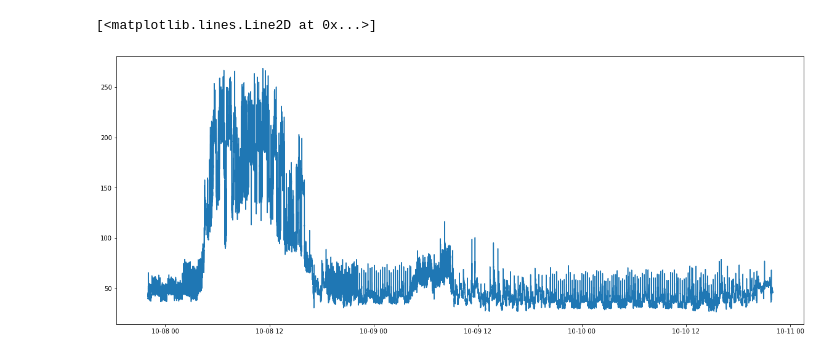
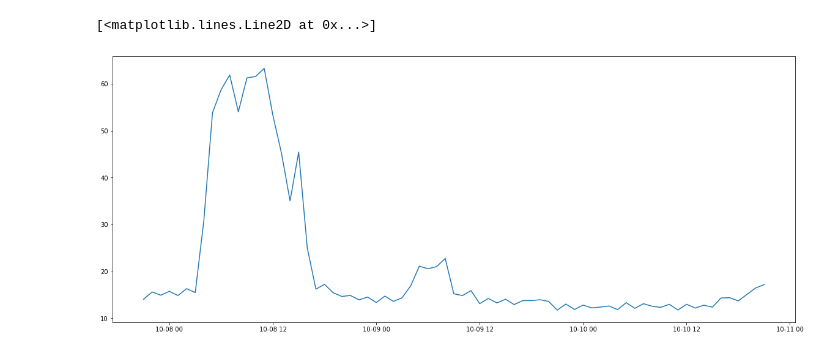
Before and after one commit to GStechschulte/energy-efficiency, a Jupyter notebook: EDA/load_profiles/g_5fe33f53923d596335e69d41.ipynb, the cells around one changed output. Cells and saved outputs as stored; diff of their text form; code cells hidden in the pictures.

```diff
--- a/EDA/load_profiles/g_5fe33f53923d596335e69d41.ipynb
+++ b/EDA/load_profiles/g_5fe33f53923d596335e69d41.ipynb
@@ -50,0 +9,4 @@ Timedelta('2 days 23:59:59.791000')
+# %%
+df_hr = query_table(table='g_5fe33f53923d596335e69d41_1H')
+df_1T = query_table(table='g_5fe33f53923d596335e69d41_1T')
+df_5T = query_table(table='g_5fe33f53923d596335e69d41_5T')
@@ -51,6 +47,6 @@ Timedelta('2 days 23:59:59.791000')
 # %%
 plt.figure(figsize=(20, 8))
-plt.plot(kw.index, kw.kw)
+plt.plot(df_hr.index, df_hr.kw)
 # %% [output]
 [<matplotlib.lines.Line2D at 0x...>]
-[figure, old version]
+[figure, new version]
```
Also changed, not shown: parts of 10 cells of this notebook, 2 other files.
